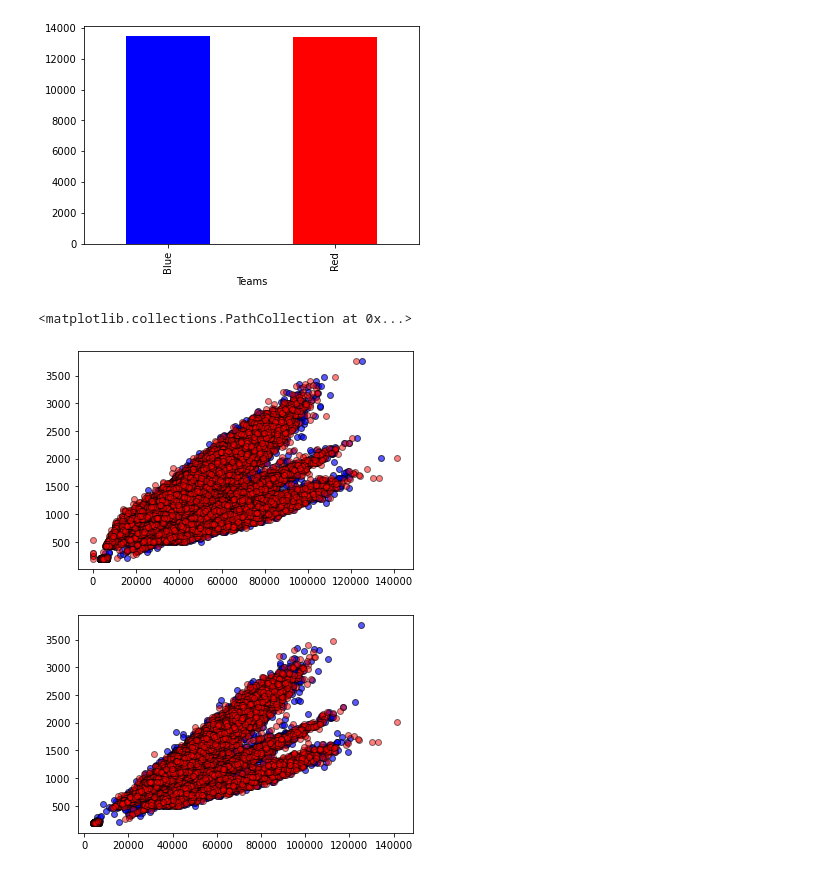
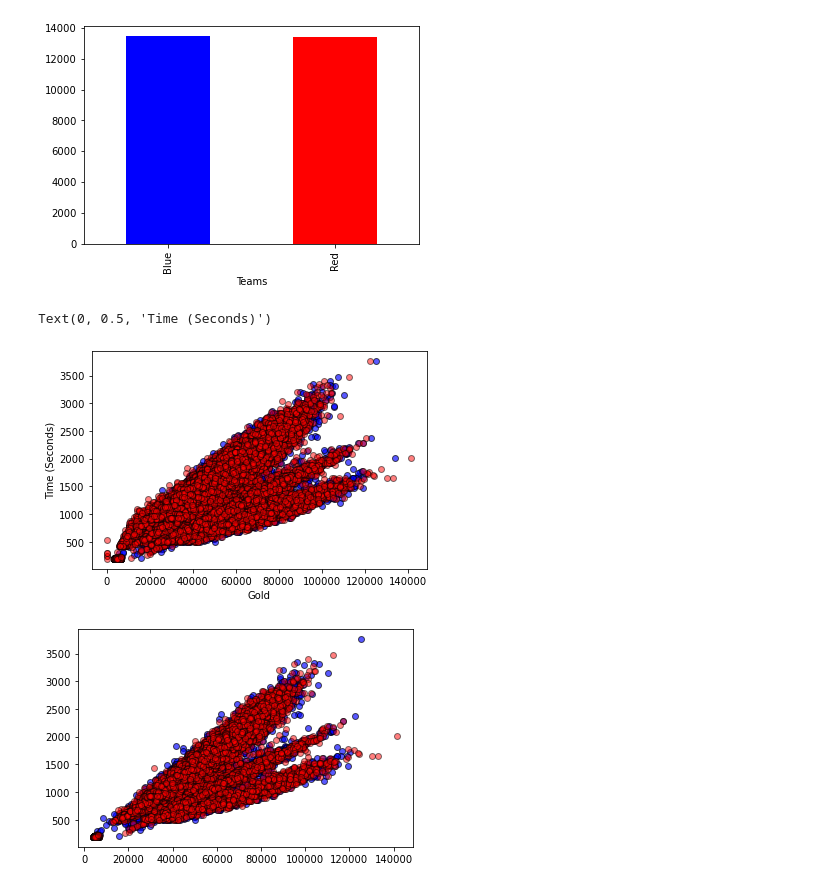
Before and after one commit to josephchancey/riot-lol-match-trends, a Jupyter notebook: Notebooks/LoL Trend Analysis.ipynb, the cells around one changed output. Saved outputs shown, nothing was run; the diff lists cells and outputs as text; code cells hidden in the pictures.

Commit message:
Finish charts for gold/time

```diff
--- a/Notebooks/LoL Trend Analysis.ipynb
+++ b/Notebooks/LoL Trend Analysis.ipynb
@@ -378,18 +378,20 @@ Percentage of wins for blue is: 0.50007%
 Percentage of wins for red is: 0.49993%
 [figure]
 # %%
-# Plot Game Length vs Gold Income
+# Plot Game Length vs Gold Income - Master Games
 
 m_df['totalGoldDiff'] = m_df['redTotalGold'] - m_df['blueTotalGold']
 
 master_length_wins_df = m_df[['gameId', 'blueWins', 'redWins', 'blueTotalGold', 'gameDuraton', 'redTotalGold']]
 
 # Plot Total Red/Blue game duration against income
 plt.scatter(master_length_wins_df['blueTotalGold'], master_length_wins_df['gameDuraton'], marker="o", facecolors="blue", edgecolors="black", alpha=0.65)
 plt.scatter(master_length_wins_df['redTotalGold'], master_length_wins_df['gameDuraton'], marker="o", facecolors="red", edgecolors="black", alpha=0.50)
+plt.xlabel('Gold')
+plt.ylabel('Time (Seconds)')
 # %% [output]
-<matplotlib.collections.PathCollection at 0x...>
+Text(0, 0.5, 'Time (Seconds)')
-[figure, old version]
+[figure, new version]
 # %%
 # Plot Game Length vs Gold Income
 
```
Also changed, not shown: parts of 10 cells of this notebook.
